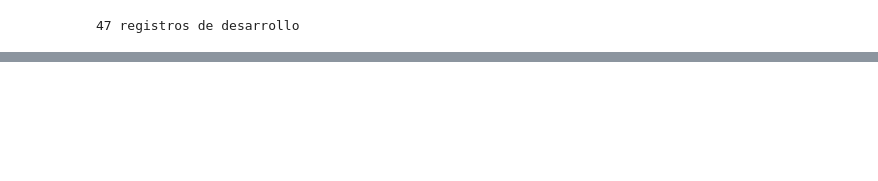
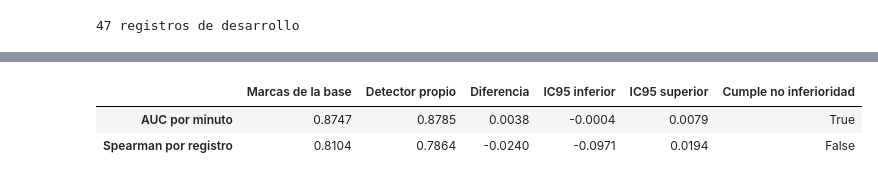
Before and after one commit to afrateitba/PSIB2026Q2-TPS-Grupo08-Frate-Tenca-Weizman, a Jupyter notebook: notebooks/08_qrs.ipynb, the cells around one changed output, grey strips where cells are left out. Cells and saved outputs as stored; diff of their text form; code cells hidden in the pictures; blank space fills up the shorter version.

```diff
--- a/notebooks/08_qrs.ipynb
+++ b/notebooks/08_qrs.ipynb
@@ -39,0 +976,47 @@ print(len(DEV), "registros de desarrollo")
+# %%
+auc_qrs = compare_variants(
+    F_qrs, y_qrs, sujetos_qrs,
+    n_boot=2000, seed=2026
+)
+
+registro_qrs = agreement_compare(
+    F_qrs, y_qrs, recs_qrs, sujetos_qrs,
+    n_boot=2000, seed=2026
+)
+
+def diferencia_detector(tabla, medida):
+    """Diferencia e intervalo: detector propio menos marcas de la base."""
+    base = tabla.loc["F_base", medida]
+    propio = tabla.loc["F_propio", medida]
+
+    if base >= propio:
+        inferior = tabla.loc["F_propio", "dif_lo"]
+        superior = tabla.loc["F_propio", "dif_hi"]
+    else:
+        inferior = -tabla.loc["F_base", "dif_hi"]
+        superior = -tabla.loc["F_base", "dif_lo"]
+
+    return {
+        "Marcas de la base": base,
+        "Detector propio": propio,
+        "Diferencia": propio - base,
+        "IC95 inferior": inferior,
+        "IC95 superior": superior
+    }
+
+criterio_qrs = pd.DataFrame({
+    "AUC por minuto": diferencia_detector(auc_qrs, "auc"),
+    "Spearman por registro": diferencia_detector(
+        registro_qrs, "spearman"
+    )
+}).T
+
+criterio_qrs["Cumple no inferioridad"] = (
+    criterio_qrs["IC95 inferior"] >= -0.02
+)
+
+display(criterio_qrs.round(4))
+# %% [output]
+|  | Marcas de la base | Detector propio | Diferencia | IC95 inferior | IC95 superior | Cumple no inferioridad |
+| AUC por minuto | 0.8747 | 0.8785 | 0.0038 | -0.0004 | 0.0079 | True |
+| Spearman por registro | 0.8104 | 0.7864 | -0.0240 | -0.0971 | 0.0194 | False |
```
Also changed, not shown: parts of 19 cells of this notebook.
